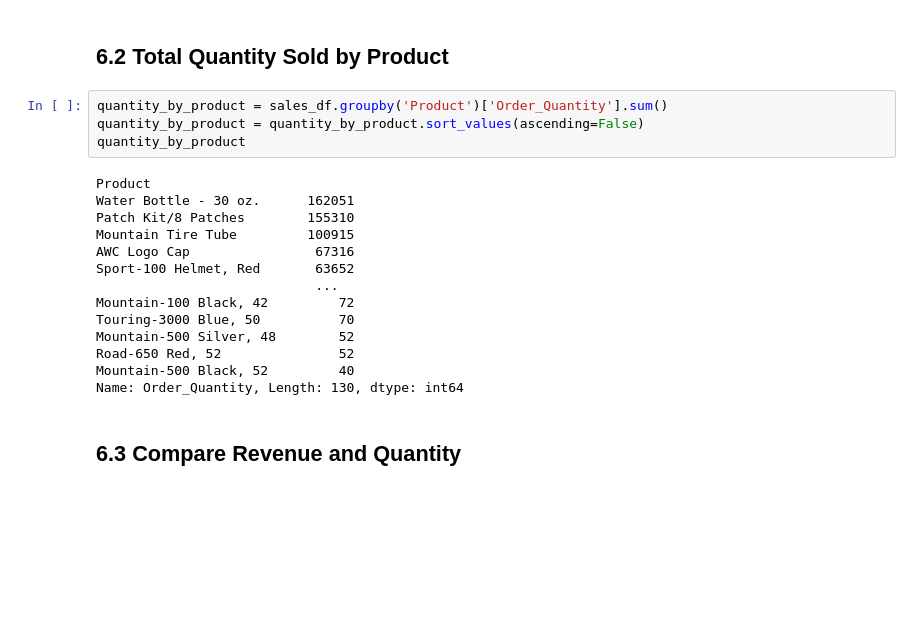
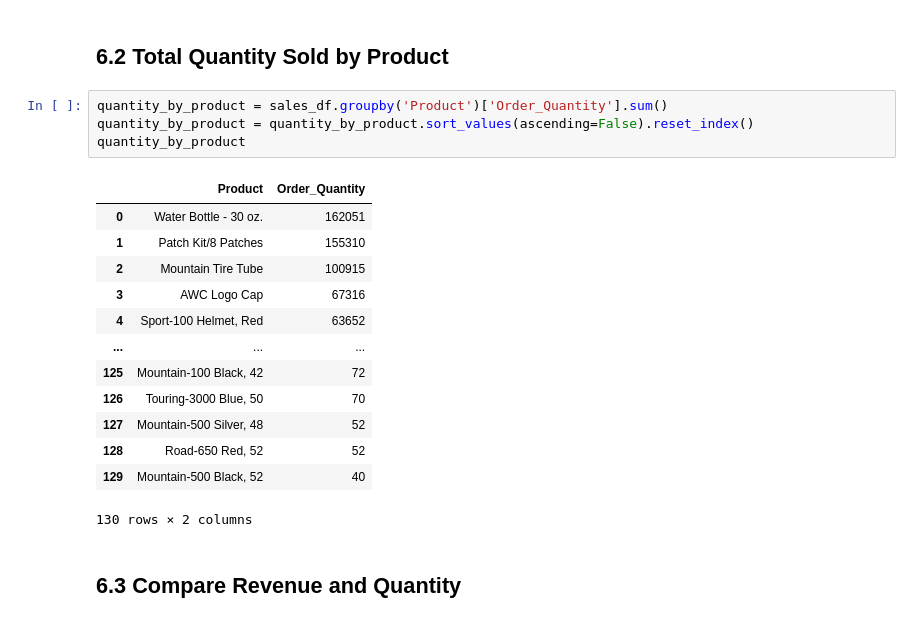
Before and after one commit to vidushanpathir505-bot/academic-data-wrangler, a Jupyter notebook: sales-data-analysis/sales_analysis.ipynb, the cells around one changed output. Drawn from its saved outputs; the diff is of its cells as text; blank space fills up the shorter version.

```diff
--- a/sales-data-analysis/sales_analysis.ipynb
+++ b/sales-data-analysis/sales_analysis.ipynb
@@ -336,22 +336,22 @@ Name: Revenue, Length: 130, dtype: int64
 ## 6.2 Total Quantity Sold by Product
 # %%
 quantity_by_product = sales_df.groupby('Product')['Order_Quantity'].sum()
-quantity_by_product = quantity_by_product.sort_values(ascending=False)
+quantity_by_product = quantity_by_product.sort_values(ascending=False).reset_index()
 quantity_by_product
 # %% [output]
+|  | Product | Order_Quantity |
+| 0 | Water Bottle - 30 oz. | 162051 |
+| 1 | Patch Kit/8 Patches | 155310 |
+| 2 | Mountain Tire Tube | 100915 |
+| 3 | AWC Logo Cap | 67316 |
+| 4 | Sport-100 Helmet, Red | 63652 |
+| ... | ... | ... |
+| 125 | Mountain-100 Black, 42 | 72 |
+| 126 | Touring-3000 Blue, 50 | 70 |
+| 127 | Mountain-500 Silver, 48 | 52 |
+| 128 | Road-650 Red, 52 | 52 |
+| 129 | Mountain-500 Black, 52 | 40 |
-Product
-Water Bottle - 30 oz.      162051
-Patch Kit/8 Patches        155310
-Mountain Tire Tube         100915
-AWC Logo Cap                67316
-Sport-100 Helmet, Red       63652
-                            ...
-Mountain-100 Black, 42         72
-Touring-3000 Blue, 50          70
-Mountain-500 Silver, 48        52
-Road-650 Red, 52               52
-Mountain-500 Black, 52         40
-Name: Order_Quantity, Length: 130, dtype: int64
+130 rows × 2 columns
 # %% [markdown]
 ## 6.3 Compare Revenue and Quantity
 # %%
```
Also changed, not shown: parts of 14 cells of this notebook.
